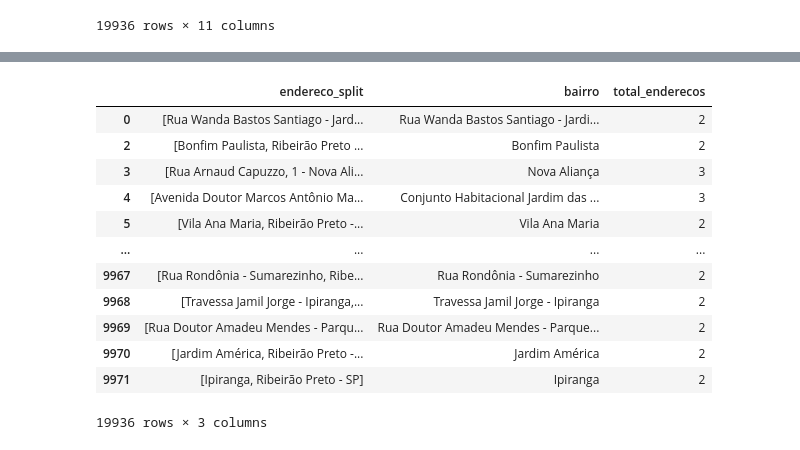
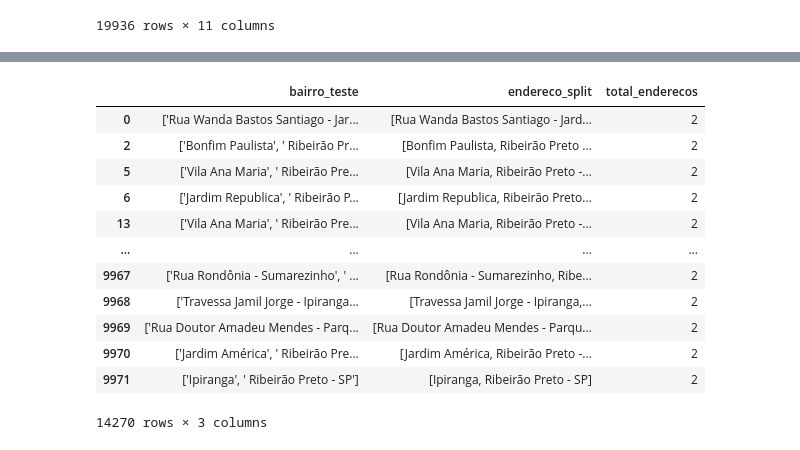
Before and after one commit to rodrigorocha1/extracao_viva_real_selenium, a Jupyter notebook: notebooks_exemplo/etl_pandas.ipynb, the cells around one changed output, grey strips where cells are left out. Cells and saved outputs as stored; diff of their text form; code cells hidden in the pictures.

Commit message:
tratamento do bairro

```diff
--- a/notebooks_exemplo/etl_pandas.ipynb
+++ b/notebooks_exemplo/etl_pandas.ipynb
@@ -98,25 +98,29 @@ base_casas_completa.head()
 | 4 | Apartamento | https://www.vivareal.com.br/imove... | Apartamento com 2 Quartos à Venda... | 166420.0 | Avenida Doutor Marcos Antônio Mac... | 45 | 2 Quartos | 1 Banheiro | 1 Vaga | 2682840782 | ... |
 | 5 | Apartamento | https://www.vivareal.com.br/imove... | Apartamento com 2 Quartos à Venda... | 370000.0 | Vila Ana Maria, Ribeirão Preto - SP | 64 | 2 Quartos | 2 Banheiros | 2 Vagas | 2688027260 | ... |
 # %%
-base_casas_completa['bairro'] = base_casas_completa.apply(
-    lambda x: x['endereco_split'][1].split('-')[1].strip()
-    if x['total_enderecos'] == 3 else x['endereco_split'][0]
+base_casas_completa['bairro_teste'] = base_casas_completa.apply(
+    lambda x: x['endereco_split'][2].split('-')[1]
+    if x['total_enderecos'] == 4
+    else (
+         x['endereco_split'][1].split('-')[-1] if x['total_enderecos'] == 3
+
+        else  x['endereco_split']
+    )
     , axis=1
 ).astype('string')
-# %%
-base_endereco_split = base_casas_completa[['endereco_split','bairro', 'total_enderecos']]
-base_endereco_split
-# %% [output]
-|  | endereco_split | bairro | total_enderecos |
-| 0 | [Rua Wanda Bastos Santiago - Jard... | Rua Wanda Bastos Santiago - Jardi... | 2 |
-| 2 | [Bonfim Paulista, Ribeirão Preto ... | Bonfim Paulista | 2 |
-| 3 | [Rua Arnaud Capuzzo, 1 - Nova Ali... | Nova Aliança | 3 |
-| 4 | [Avenida Doutor Marcos Antônio Ma... | Conjunto Habitacional Jardim das ... | 3 |
-| 5 | [Vila Ana Maria, Ribeirão Preto -... | Vila Ana Maria | 2 |
-| ... | ... | ... | ... |
-| 9967 | [Rua Rondônia - Sumarezinho, Ribe... | Rua Rondônia - Sumarezinho | 2 |
-| 9968 | [Travessa Jamil Jorge - Ipiranga,... | Travessa Jamil Jorge - Ipiranga | 2 |
-| 9969 | [Rua Doutor Amadeu Mendes - Parqu... | Rua Doutor Amadeu Mendes - Parque... | 2 |
-| 9970 | [Jardim América, Ribeirão Preto -... | Jardim América | 2 |
-| 9971 | [Ipiranga, Ribeirão Preto - SP] | Ipiranga | 2 |
-19936 rows × 3 columns
+# %%
+base_casas_completa[['bairro_teste', 'endereco_split', 'total_enderecos']].query('total_enderecos == 2')
+# %% [output]
+|  | bairro_teste | endereco_split | total_enderecos |
+| 0 | ['Rua Wanda Bastos Santiago - Jar... | [Rua Wanda Bastos Santiago - Jard... | 2 |
+| 2 | ['Bonfim Paulista', ' Ribeirão Pr... | [Bonfim Paulista, Ribeirão Preto ... | 2 |
+| 5 | ['Vila Ana Maria', ' Ribeirão Pre... | [Vila Ana Maria, Ribeirão Preto -... | 2 |
+| 6 | ['Jardim Republica', ' Ribeirão P... | [Jardim Republica, Ribeirão Preto... | 2 |
+| 13 | ['Vila Ana Maria', ' Ribeirão Pre... | [Vila Ana Maria, Ribeirão Preto -... | 2 |
+| ... | ... | ... | ... |
+| 9967 | ['Rua Rondônia - Sumarezinho', ' ... | [Rua Rondônia - Sumarezinho, Ribe... | 2 |
+| 9968 | ['Travessa Jamil Jorge - Ipiranga... | [Travessa Jamil Jorge - Ipiranga,... | 2 |
+| 9969 | ['Rua Doutor Amadeu Mendes - Parq... | [Rua Doutor Amadeu Mendes - Parqu... | 2 |
+| 9970 | ['Jardim América', ' Ribeirão Pre... | [Jardim América, Ribeirão Preto -... | 2 |
+| 9971 | ['Ipiranga', ' Ribeirão Preto - SP'] | [Ipiranga, Ribeirão Preto - SP] | 2 |
+14270 rows × 3 columns
```
Also changed, not shown: parts of 11 cells of this notebook.
